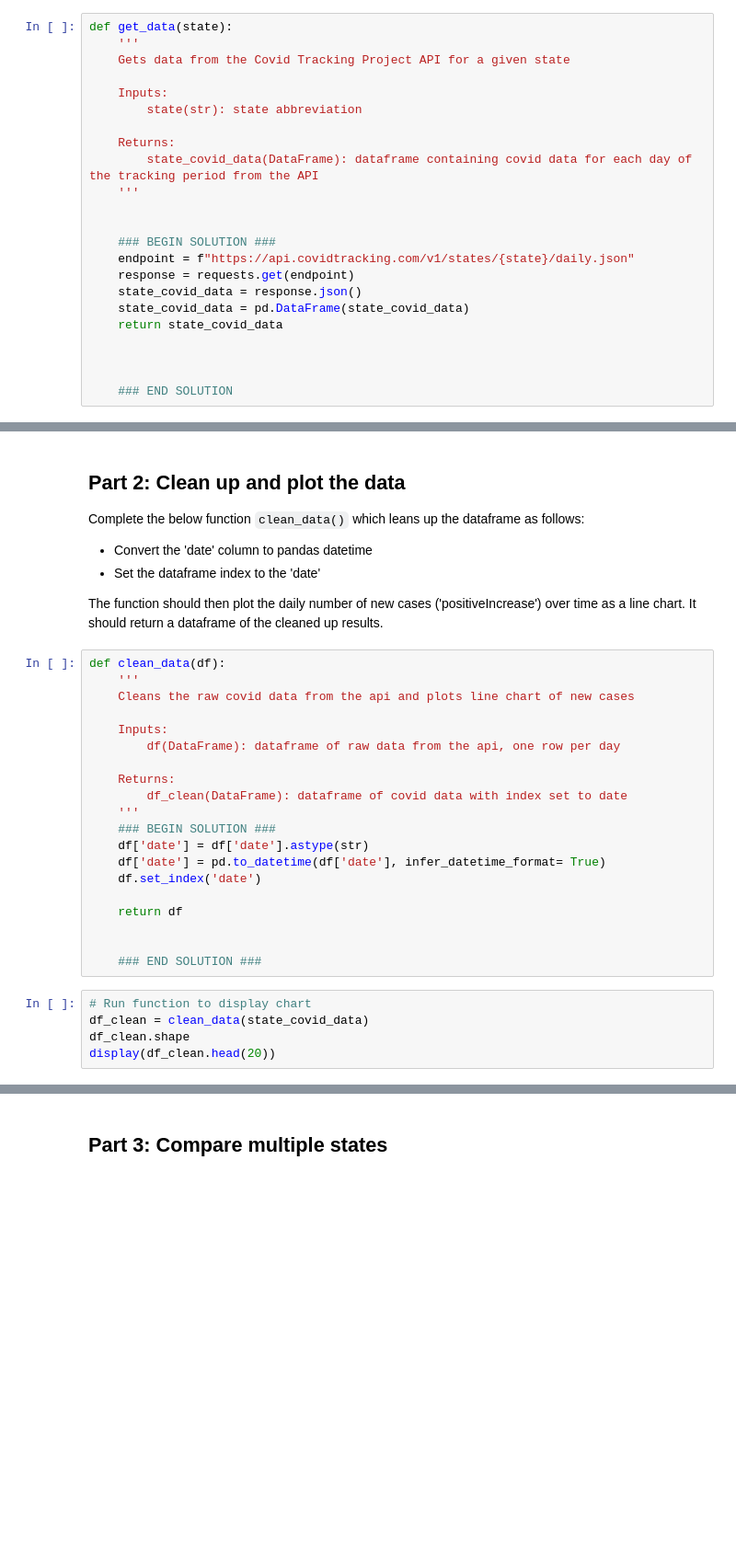
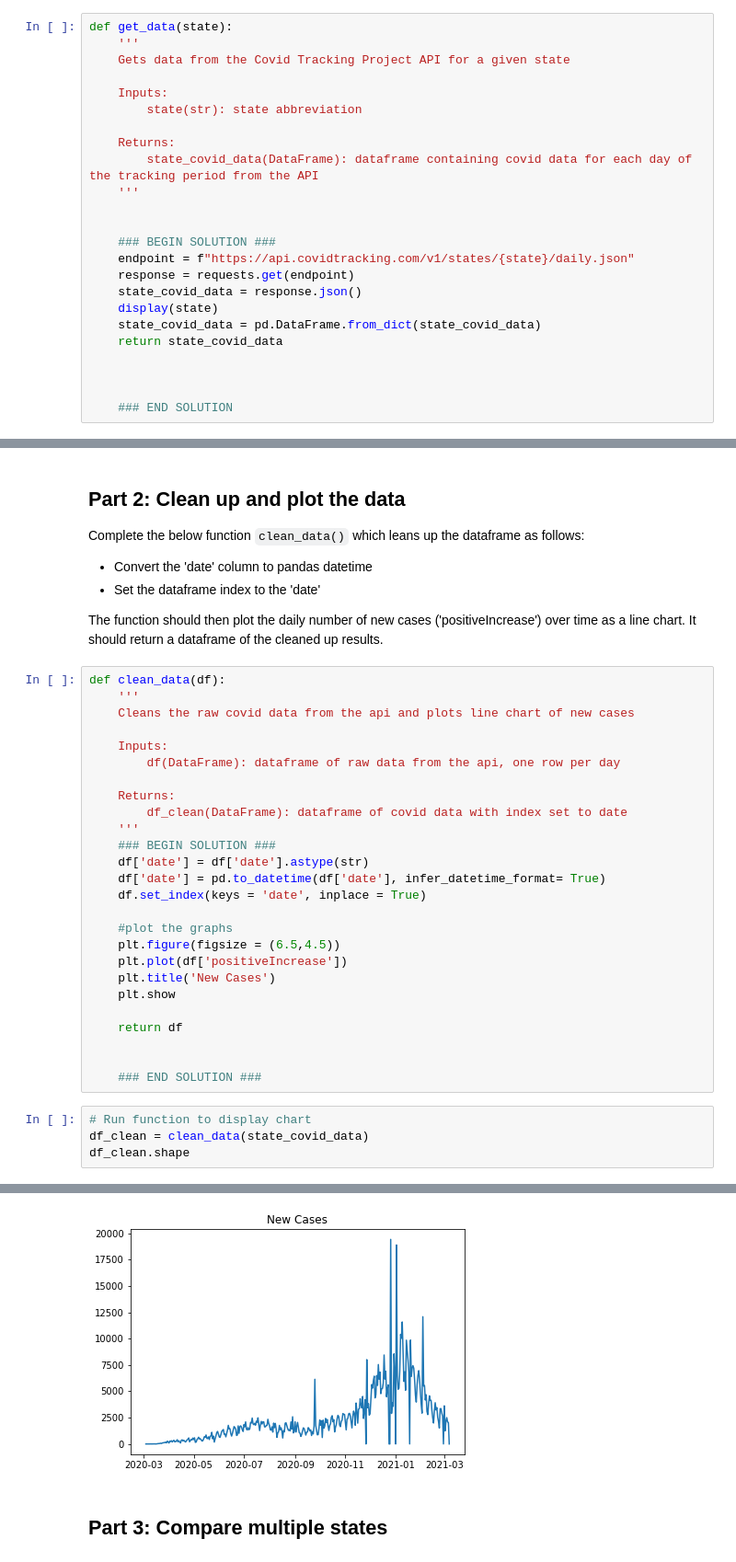
Before and after one commit to BrunoValan/aipi510_repo, a Jupyter notebook: week4/inclass_exercise/COVID_data_analysis.ipynb, the cells around one changed output, grey strips where cells are left out. Shown: that part at 92% size. Saved outputs shown, nothing was run; the diff lists cells and outputs as text; blank space fills up the shorter version.

```diff
--- a/week4/inclass_exercise/COVID_data_analysis.ipynb
+++ b/week4/inclass_exercise/COVID_data_analysis.ipynb
@@ -35,7 +35,8 @@ def get_data(state):
     endpoint = f"https://api.covidtracking.com/v1/states/{state}/daily.json"
     response = requests.get(endpoint)
     state_covid_data = response.json()
-    state_covid_data = pd.DataFrame(state_covid_data)
+    display(state)
+    state_covid_data = pd.DataFrame.from_dict(state_covid_data)
     return state_covid_data
 
 
@@ -74,7 +88,13 @@ def clean_data(df):
     ### BEGIN SOLUTION ###
     df['date'] = df['date'].astype(str)
     df['date'] = pd.to_datetime(df['date'], infer_datetime_format= True)
-    df.set_index('date')
+    df.set_index(keys = 'date', inplace = True)
+
+    #plot the graphs
+    plt.figure(figsize = (6.5,4.5))
+    plt.plot(df['positiveIncrease'])
+    plt.title('New Cases')
+    plt.show
 
     return df
 
@@ -84,5 +104,4 @@ def clean_data(df):
 # Run function to display chart
 df_clean = clean_data(state_covid_data)
 df_clean.shape
-display(df_clean.head(20))
 # %% [output]
@@ -107,3 +109,4 @@ display(df_clean.head(20))
+[figure, added]
 # %% [markdown]
 ## Part 3: Compare multiple states
 # %% [markdown]
```
Also changed, not shown: parts of 4 cells of this notebook, 2 other files.
